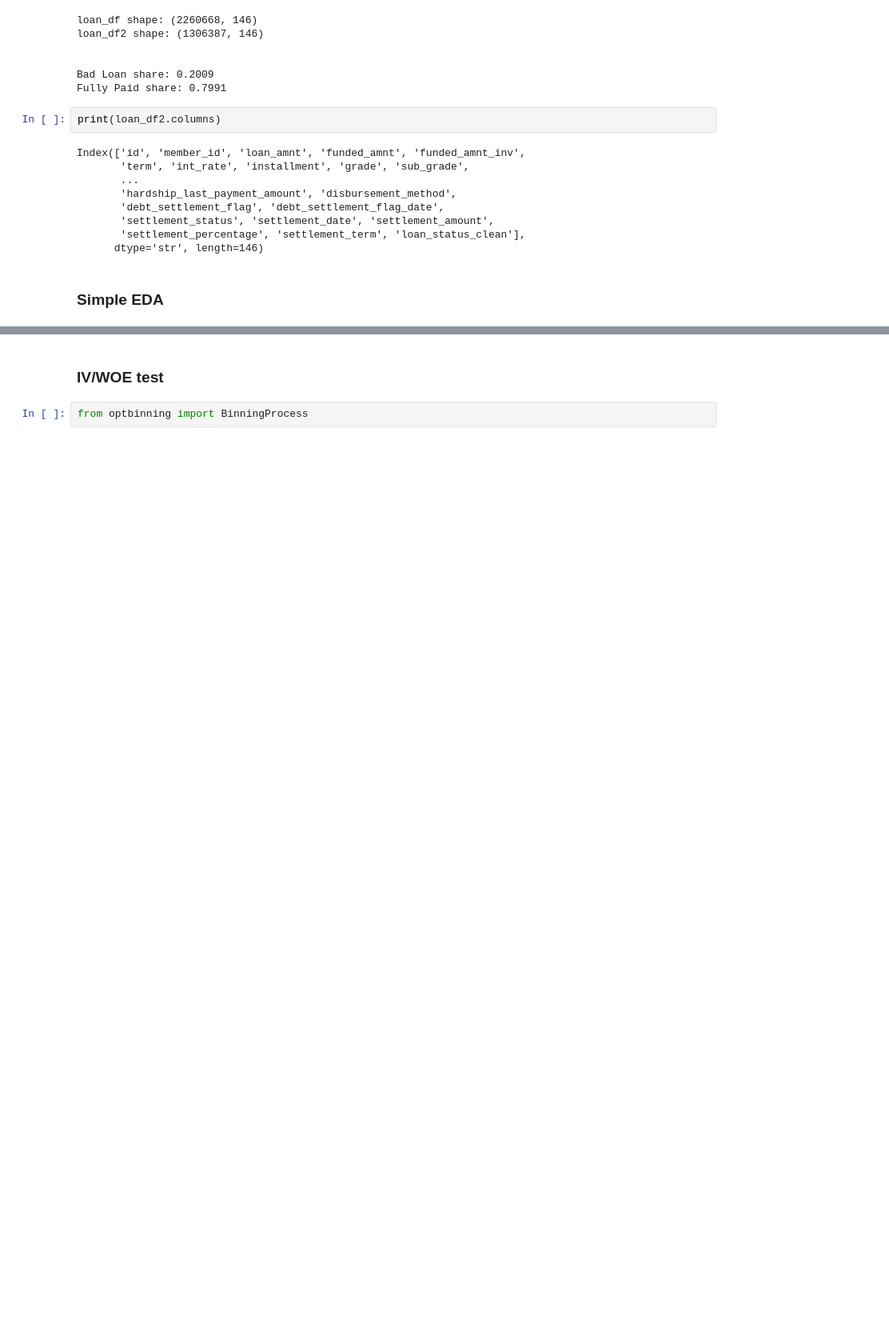
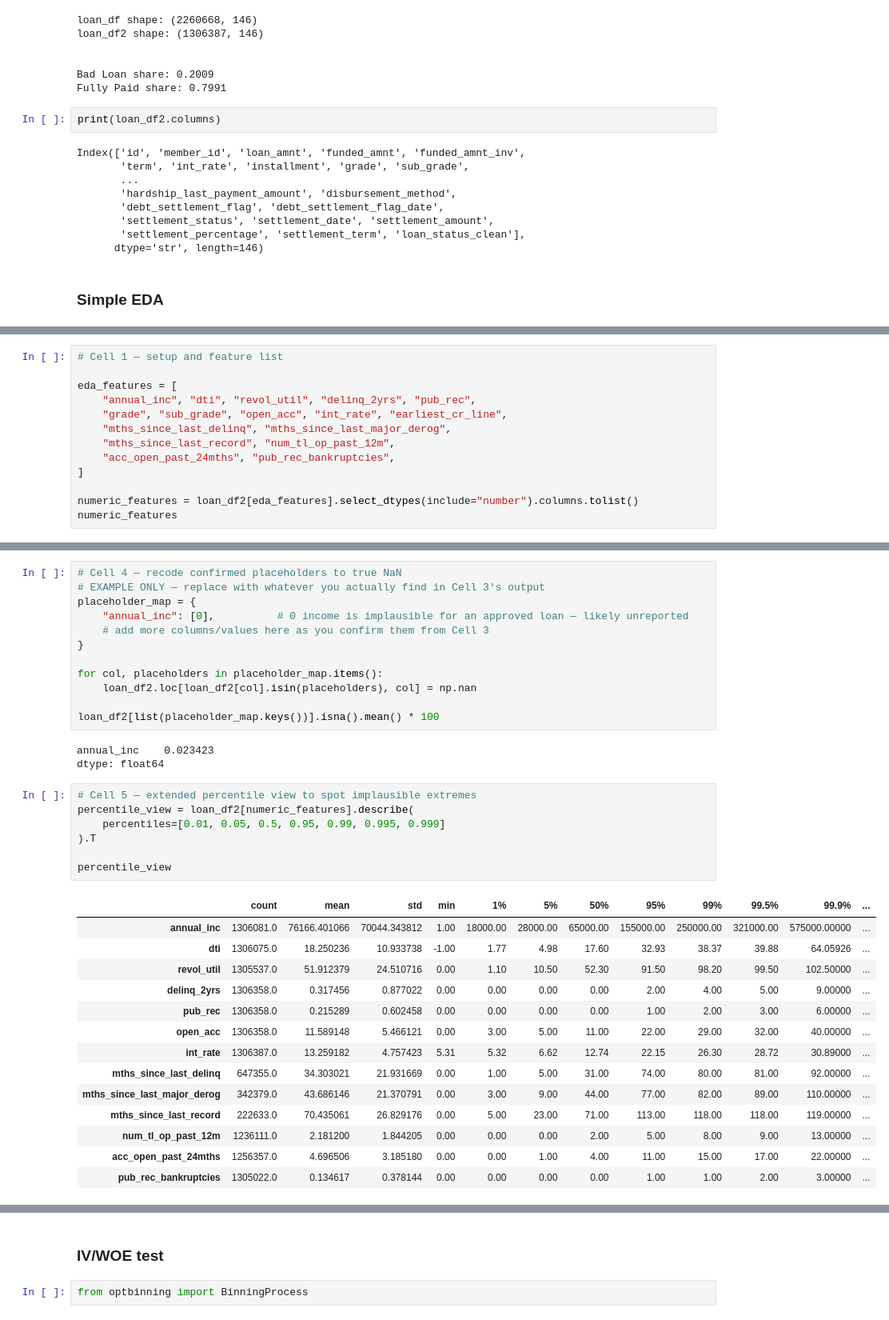
Before and after one commit to yusharif1605-dev/Credit-Scoring, a Jupyter notebook: Notebook/process.ipynb, the cells around one changed output, grey strips where cells are left out. Shown at 80% size. Saved outputs shown, nothing was run; the diff lists cells and outputs as text; blank space fills up the shorter version.

```diff
--- a/Notebook/process.ipynb
+++ b/Notebook/process.ipynb
@@ -322,0 +157,13 @@ dtype: float64
+# %%
+# Cell 1 — setup and feature list
+
+eda_features = [
+    "annual_inc", "dti", "revol_util", "delinq_2yrs", "pub_rec",
+    "grade", "sub_grade", "open_acc", "int_rate", "earliest_cr_line",
+    "mths_since_last_delinq", "mths_since_last_major_derog",
+    "mths_since_last_record", "num_tl_op_past_12m",
+    "acc_open_past_24mths", "pub_rec_bankruptcies",
+]
+
+numeric_features = loan_df2[eda_features].select_dtypes(include="number").columns.tolist()
+numeric_features
@@ -322,0 +235,37 @@ dtype: float64
+# %%
+# Cell 4 — recode confirmed placeholders to true NaN
+# EXAMPLE ONLY — replace with whatever you actually find in Cell 3's output
+placeholder_map = {
+    "annual_inc": [0],          # 0 income is implausible for an approved loan — likely unreported
+    # add more columns/values here as you confirm them from Cell 3
+}
+
+for col, placeholders in placeholder_map.items():
+    loan_df2.loc[loan_df2[col].isin(placeholders), col] = np.nan
+
+loan_df2[list(placeholder_map.keys())].isna().mean() * 100
+# %% [output]
+annual_inc    0.023423
+dtype: float64
+# %%
+# Cell 5 — extended percentile view to spot implausible extremes
+percentile_view = loan_df2[numeric_features].describe(
+    percentiles=[0.01, 0.05, 0.5, 0.95, 0.99, 0.995, 0.999]
+).T
+
+percentile_view
+# %% [output]
+|  | count | mean | std | min | 1% | 5% | 50% | 95% | 99% | 99.5% | 99.9% | ... |
+| annual_inc | 1306081.0 | 76166.401066 | 70044.343812 | 1.00 | 18000.00 | 28000.00 | 65000.00 | 155000.00 | 250000.00 | 321000.00 | 575000.00000 | ... |
+| dti | 1306075.0 | 18.250236 | 10.933738 | -1.00 | 1.77 | 4.98 | 17.60 | 32.93 | 38.37 | 39.88 | 64.05926 | ... |
+| revol_util | 1305537.0 | 51.912379 | 24.510716 | 0.00 | 1.10 | 10.50 | 52.30 | 91.50 | 98.20 | 99.50 | 102.50000 | ... |
+| delinq_2yrs | 1306358.0 | 0.317456 | 0.877022 | 0.00 | 0.00 | 0.00 | 0.00 | 2.00 | 4.00 | 5.00 | 9.00000 | ... |
+| pub_rec | 1306358.0 | 0.215289 | 0.602458 | 0.00 | 0.00 | 0.00 | 0.00 | 1.00 | 2.00 | 3.00 | 6.00000 | ... |
+| open_acc | 1306358.0 | 11.589148 | 5.466121 | 0.00 | 3.00 | 5.00 | 11.00 | 22.00 | 29.00 | 32.00 | 40.00000 | ... |
+| int_rate | 1306387.0 | 13.259182 | 4.757423 | 5.31 | 5.32 | 6.62 | 12.74 | 22.15 | 26.30 | 28.72 | 30.89000 | ... |
+| mths_since_last_delinq | 647355.0 | 34.303021 | 21.931669 | 0.00 | 1.00 | 5.00 | 31.00 | 74.00 | 80.00 | 81.00 | 92.00000 | ... |
+| mths_since_last_major_derog | 342379.0 | 43.686146 | 21.370791 | 0.00 | 3.00 | 9.00 | 44.00 | 77.00 | 82.00 | 89.00 | 110.00000 | ... |
+| mths_since_last_record | 222633.0 | 70.435061 | 26.829176 | 0.00 | 5.00 | 23.00 | 71.00 | 113.00 | 118.00 | 118.00 | 119.00000 | ... |
+| num_tl_op_past_12m | 1236111.0 | 2.181200 | 1.844205 | 0.00 | 0.00 | 0.00 | 2.00 | 5.00 | 8.00 | 9.00 | 13.00000 | ... |
+| acc_open_past_24mths | 1256357.0 | 4.696506 | 3.185180 | 0.00 | 0.00 | 1.00 | 4.00 | 11.00 | 15.00 | 17.00 | 22.00000 | ... |
+| pub_rec_bankruptcies | 1305022.0 | 0.134617 | 0.378144 | 0.00 | 0.00 | 0.00 | 0.00 | 1.00 | 1.00 | 2.00 | 3.00000 | ... |
```
Also changed, not shown: parts of 40 cells of this notebook.
